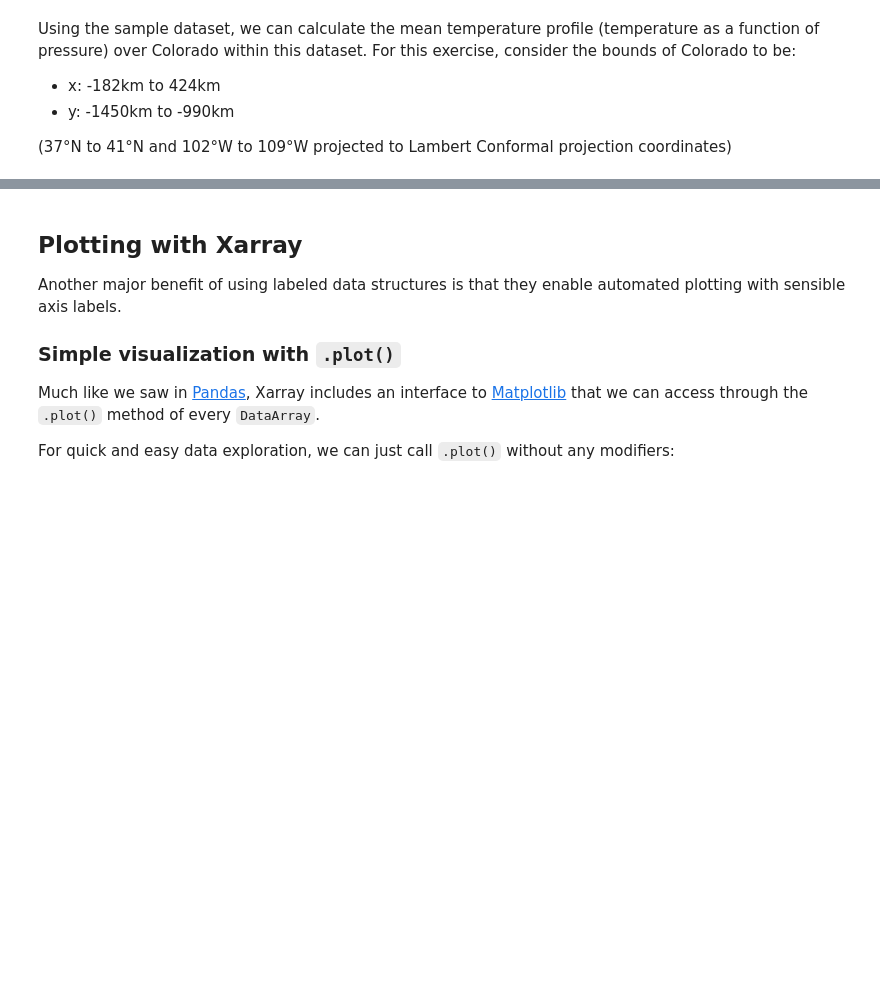
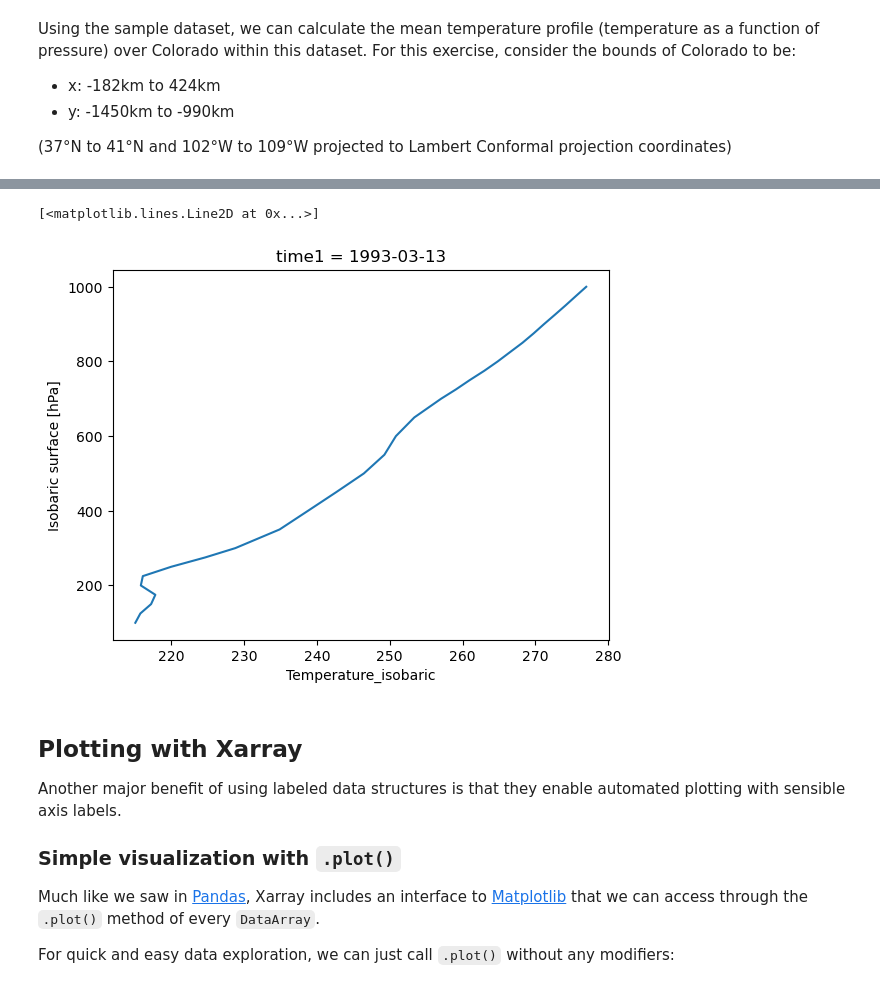
Before and after one commit to andreall/dicca__python_course, a Jupyter notebook: 06_xarray.ipynb, the cells around one changed output, grey strips where cells are left out. Saved outputs shown, nothing was run; the diff lists cells and outputs as text; code cells hidden in the pictures; blank space fills up the shorter version.

```diff
--- a/06_xarray.ipynb
+++ b/06_xarray.ipynb
@@ -761,3 +874,8 @@ prof
+# %%
+ds.Temperature_isobaric.sel(x=slice(-182, 424), y=slice(-1450, -990)).mean(dim=['x', 'y']).plot(y='isobaric1')
+# %% [output]
+[<matplotlib.lines.Line2D at 0x...>]
+[figure, added]
 # %% [markdown]
 ## Plotting with Xarray
 
```
Also changed, not shown: parts of 41 cells of this notebook, 1 other file.
